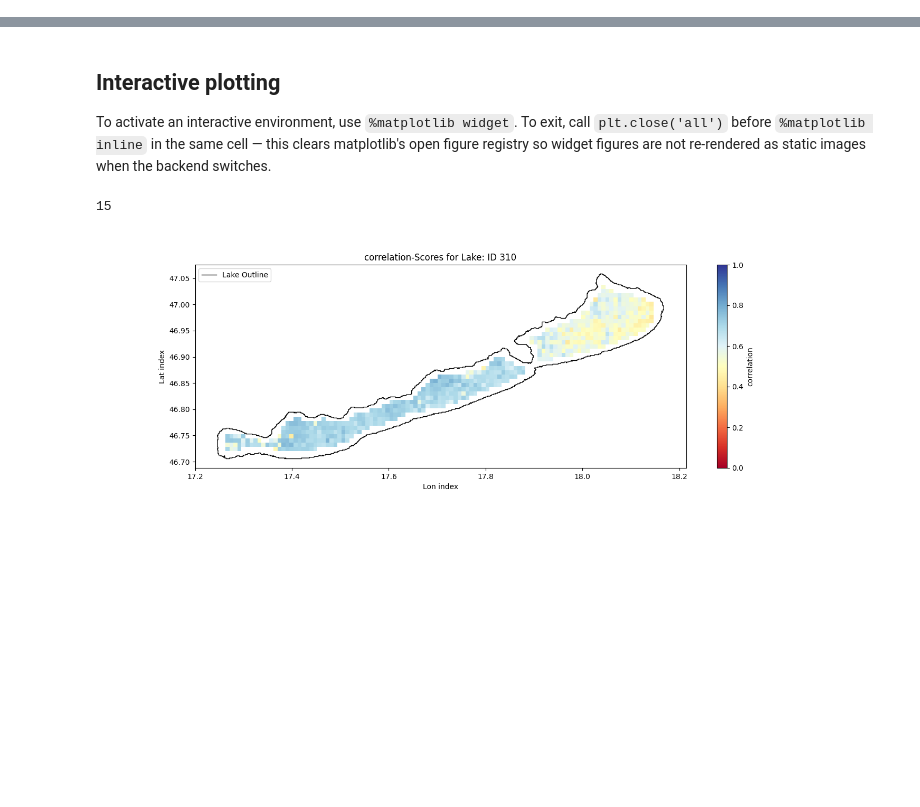
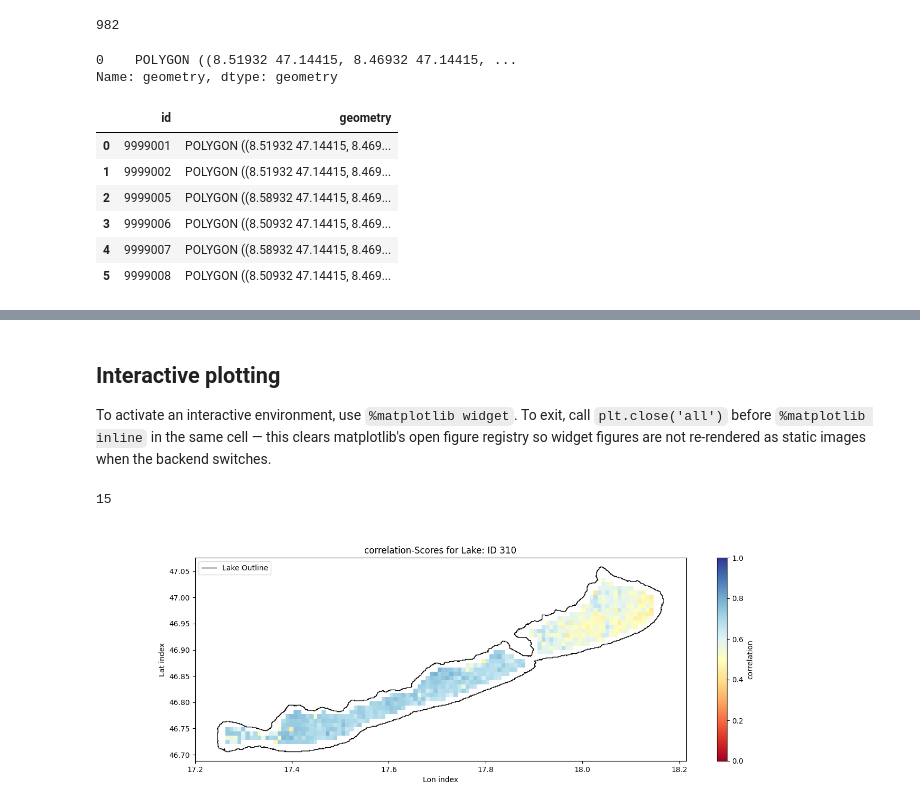
Before and after one commit to eawag-surface-waters-research/cci-cyano-production, a Jupyter notebook: notebooks/example_plotting.ipynb, the cells around one changed output, grey strips where cells are left out. Cells and saved outputs as stored; diff of their text form; code cells hidden in the pictures; blank space fills up the shorter version.

Commit message:
synth data work in progress

```diff
--- a/notebooks/example_plotting.ipynb
+++ b/notebooks/example_plotting.ipynb
@@ -46,3 +46,29 @@ PhenologyVisualization.set_shapefile_path(r"C:\Users\sparksno\Desktop\data_Pheno
 # phyco_v3 = PhenologyVisualization(pc_extract_path_v3, pc_phenology_path_v3)
 chla_v3 = PhenologyVisualization(chl_extract_path_v3, chl_phenology_path_v3)
 # chla_v2 = PhenologyVisualization(chl_extract_path_v2, chl_phenology_path_v2)
+# %%
+len(chla_v3.valid_coords)
+# %% [output]
+982
+# %%
+import geopandas as gpd
+test_gdf = gpd.read_file(r"C:\Users\schelian\OneDrive - Eawag\phytoplankton_phenology\synthetic_lake_data\shapefile\9999001.shp")
+# %% [output]
+0    POLYGON ((8.51932 47.14415, 8.46932 47.14415, ...
+Name: geometry, dtype: geometry
+# %%
+from pathlib import Path
+shp_folder = Path(r"C:\Users\schelian\OneDrive - Eawag\phytoplankton_phenology\synthetic_lake_data\shapefile")
+# %%
+gdfs = [gpd.read_file(fn) for fn in shp_folder.glob("*.shp")]
+# %%
+merged = gpd.GeoDataFrame(pd.concat(gdfs, ignore_index=True))
+merged
+# %% [output]
+|  | id | geometry |
+| 0 | 9999001 | POLYGON ((8.51932 47.14415, 8.469... |
+| 1 | 9999002 | POLYGON ((8.51932 47.14415, 8.469... |
+| 2 | 9999005 | POLYGON ((8.58932 47.14415, 8.469... |
+| 3 | 9999006 | POLYGON ((8.50932 47.14415, 8.469... |
+| 4 | 9999007 | POLYGON ((8.58932 47.14415, 8.469... |
+| 5 | 9999008 | POLYGON ((8.50932 47.14415, 8.469... |
```
Also changed, not shown: parts of 7 cells of this notebook.
